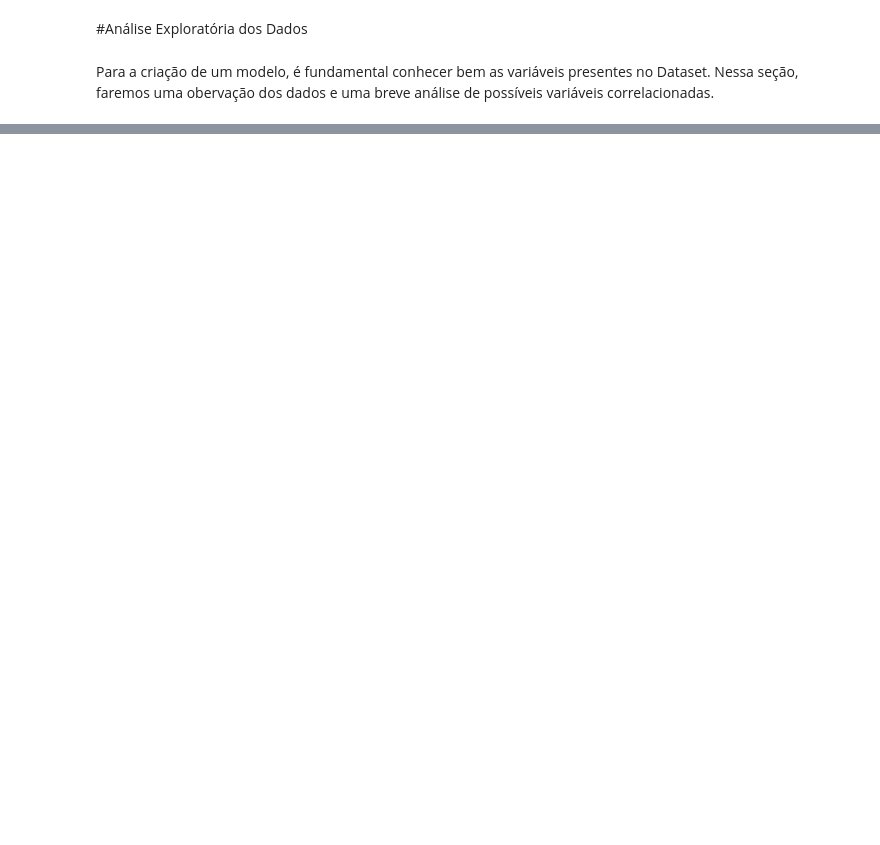
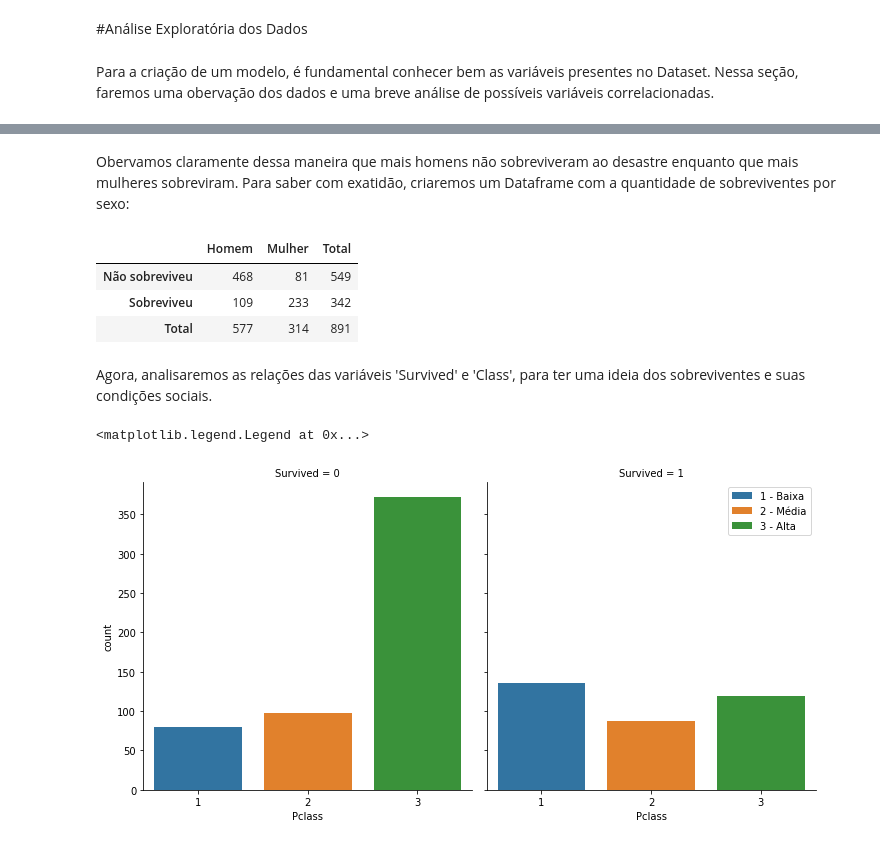
Before and after one commit to kauecapellato/Titanic_Case, a Jupyter notebook: Titanic_Case.ipynb, the cells around one changed output, grey strips where cells are left out. Saved outputs shown, nothing was run; the diff lists cells and outputs as text; code cells hidden in the pictures; blank space fills up the shorter version.

```diff
--- a/Titanic_Case.ipynb
+++ b/Titanic_Case.ipynb
@@ -122,0 +203,30 @@ treino.head(15)
+# %% [markdown]
+Obervamos claramente dessa maneira que mais homens não sobreviveram ao desastre enquanto que mais mulheres sobreviram. Para saber com exatidão, criaremos um Dataframe com a quantidade de sobreviventes por sexo:
+# %%
+# Determinando por sexo e se sobreviveu ou não
+homens_n = len(treino[(treino.Sex == 'male') & (treino.Survived == 0)])
+mulheres_n = len(treino[(treino.Sex == 'female') & (treino.Survived == 0)])
+homens_s = len(treino[(treino.Sex == 'male') & (treino.Survived == 1)])
+mulheres_s = len(treino[(treino.Sex == 'female') & (treino.Survived == 1)])
+
+# Criando um dicionário com os valores acima
+dados = {'Homem': [homens_n, homens_s, (homens_n + homens_s)],
+        'Mulher': [mulheres_n, mulheres_s, (mulheres_n + mulheres_s)],
+         'Total': [(homens_n + mulheres_n), (homens_s + mulheres_s), len(treino.Survived)]}
+
+# Criando um Dataframe com o dicionário
+sobreviventes = pd.DataFrame(dados, columns = ['Homem', 'Mulher', 'Total'], index = ['Não sobreviveu', 'Sobreviveu', 'Total'])
+sobreviventes
+# %% [output]
+|  | Homem | Mulher | Total |
+| Não sobreviveu | 468 | 81 | 549 |
+| Sobreviveu | 109 | 233 | 342 |
+| Total | 577 | 314 | 891 |
+# %% [markdown]
+Agora, analisaremos as relações das variáveis 'Survived' e 'Class', para ter uma ideia dos sobreviventes e suas condições sociais.
+# %%
+sns.catplot(x = "Pclass", hue="Pclass", col = 'Survived', data = treino, kind = "count", dodge = False, height=5, aspect=1)
+plt.legend(['1 - Baixa', '2 - Média', '3 - Alta'])
+# %% [output]
+<matplotlib.legend.Legend at 0x...>
+[figure, added]
```
Also changed, not shown: parts of 23 cells of this notebook.
